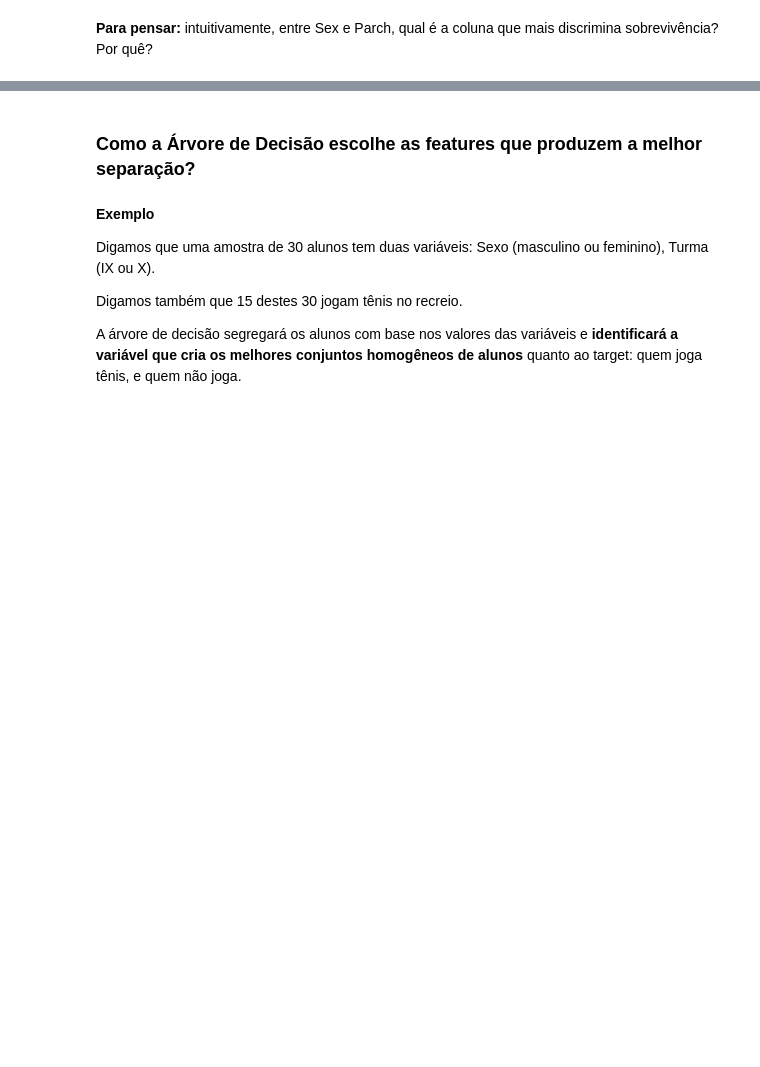
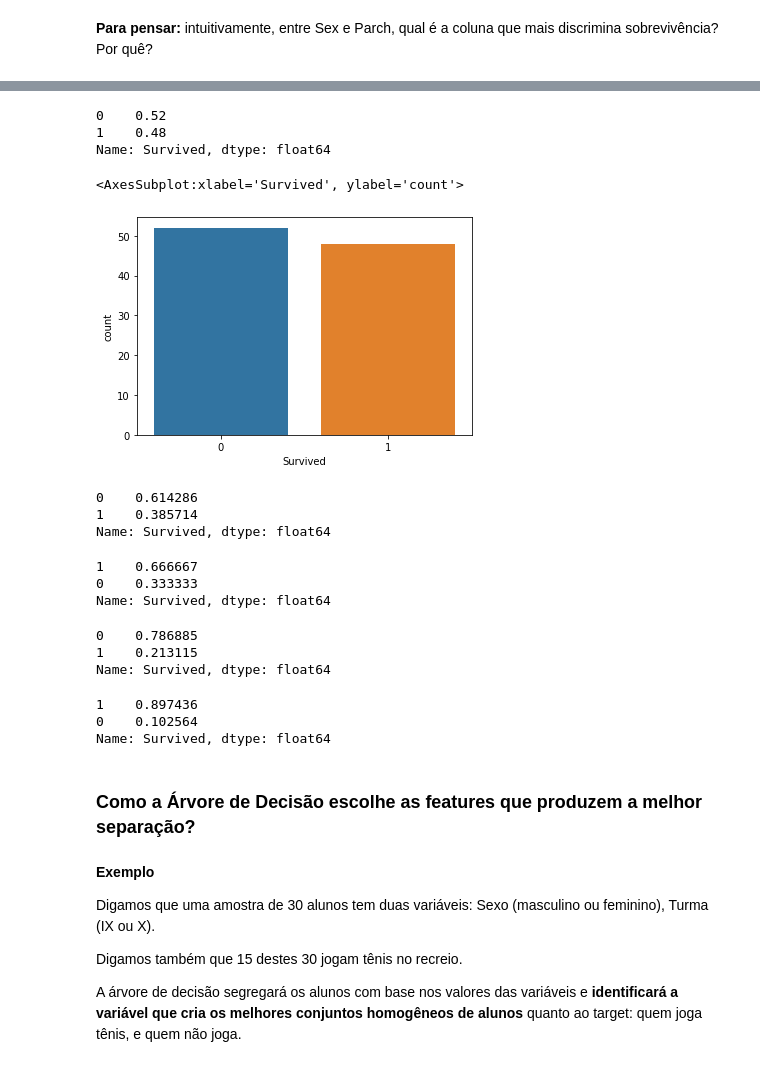
Before and after one commit to walisson-silva-ada/827-data-science, a Jupyter notebook: 04. Árvores de Decisão/04. Árvores de Decisão.ipynb, the cells around one changed output, grey strips where cells are left out. Drawn from its saved outputs; the diff is of its cells as text; code cells hidden in the pictures; blank space fills up the shorter version.

```diff
--- a/04. Árvores de Decisão/04. Árvores de Decisão.ipynb
+++ b/04. Árvores de Decisão/04. Árvores de Decisão.ipynb
@@ -47,4 +49,8 @@ Vamos tomar como base uma amostra da tabela do Titanic:
+# %%
+# Carregando o dataset
+df = pd.read_csv('https://s3-sa-east-1.amazonaws.com/lcpi/5729687e-ae14-4978-8cd7-7ef18277813d.csv')
 # %%
 # Obtendo uma amostra do dataset (random_state=50)
+df_sample = df.sample(n=100, random_state=50)
 # %% [markdown]
 **Para pensar:** intuitivamente, entre Sex e Parch, qual é a coluna que mais discrimina sobrevivência? Por quê?
@@ -51,3 +66,38 @@ Vamos tomar como base uma amostra da tabela do Titanic:
+# %%
+df_sample['Survived'].value_counts(True)
+# %% [output]
+0    0.52
+1    0.48
+Name: Survived, dtype: float64
+# %%
+sns.countplot(data=df_sample, x='Survived')
+# %% [output]
+<AxesSubplot:xlabel='Survived', ylabel='count'>
+[figure, added]
+# %%
+df_sample[df_sample['Parch'] == 0]['Survived'].value_counts(True)
+# %% [output]
+0    0.614286
+1    0.385714
+Name: Survived, dtype: float64
+# %%
+df_sample[df_sample['Parch'] == 2]['Survived'].value_counts(True)
+# %% [output]
+1    0.666667
+0    0.333333
+Name: Survived, dtype: float64
+# %%
+df_sample[df_sample['Sex'] == 'male']['Survived'].value_counts(True)
+# %% [output]
+0    0.786885
+1    0.213115
+Name: Survived, dtype: float64
+# %%
+df_sample[df_sample['Sex'] == 'female']['Survived'].value_counts(True)
+# %% [output]
+1    0.897436
+0    0.102564
+Name: Survived, dtype: float64
 # %% [markdown]
 ### Como a Árvore de Decisão escolhe as features que produzem a melhor separação?
 # %% [markdown]
```
Also changed, not shown: parts of 40 cells of this notebook.
